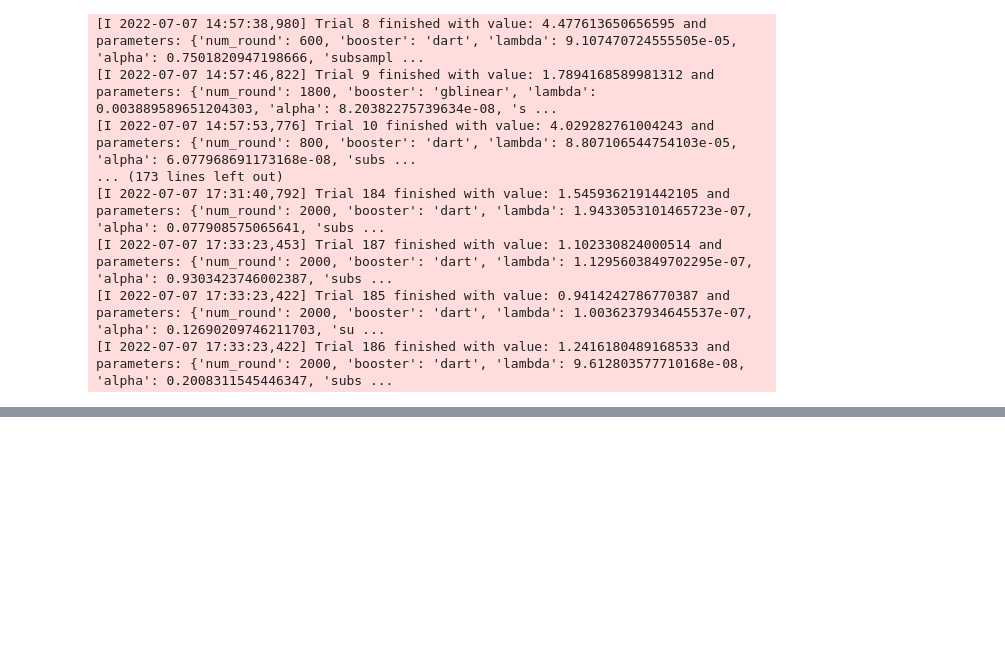
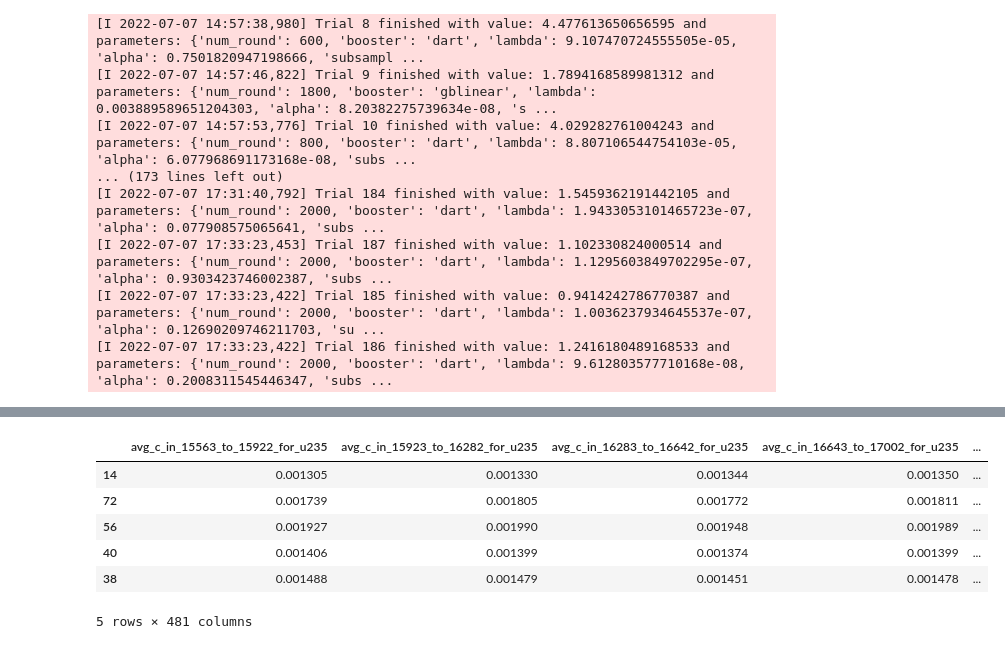
Before and after one commit to KruglikovAnton/burn-up-to-massive, a Jupyter notebook: Building_regression_model.ipynb, the cells around one changed output, grey strips where cells are left out. Saved outputs shown, nothing was run; the diff lists cells and outputs as text; code cells hidden in the pictures; blank space fills up the shorter version.

Commit message:
data frame for xgb changed and dataset splits

```diff
--- a/Building_regression_model.ipynb
+++ b/Building_regression_model.ipynb
@@ -392,0 +295,17 @@ for key, value in trial.params.items():
+# %%
+#Рассмотрение концентрации в каждой зоне объема весьма затратно, поэтому создидим новый df с усредненными по твэлам концентрациями
+NUM_ZONES_PER_FE = 360
+df_avg_conc = pd.DataFrame()
+for nuclide in ['u235', 'u238', 'pu39', 'xe35', 'sm49']:
+    for num_matr in range(15563, 50123, NUM_ZONES_PER_FE):
+        df_avg_conc[f'avg_c_in_{num_matr}_to_{num_matr+NUM_ZONES_PER_FE-1}_for_{nuclide}'] = main_df2.filter(items = [f'{nuclide} in mat{num}' for num in range(num_matr, num_matr+NUM_ZONES_PER_FE)], axis=1).apply(axis=1, func=np.mean)
+df_avg_conc['ampule'] = main_df2.ampule
+df_avg_conc.sample(5)
+# %% [output]
+|  | avg_c_in_15563_to_15922_for_u235 | avg_c_in_15923_to_16282_for_u235 | avg_c_in_16283_to_16642_for_u235 | avg_c_in_16643_to_17002_for_u235 | ... |
+| 14 | 0.001305 | 0.001330 | 0.001344 | 0.001350 | ... |
+| 72 | 0.001739 | 0.001805 | 0.001772 | 0.001811 | ... |
+| 56 | 0.001927 | 0.001990 | 0.001948 | 0.001989 | ... |
+| 40 | 0.001406 | 0.001399 | 0.001374 | 0.001399 | ... |
+| 38 | 0.001488 | 0.001479 | 0.001451 | 0.001478 | ... |
+5 rows × 481 columns
```
Also changed, not shown: parts of 8 cells of this notebook.
